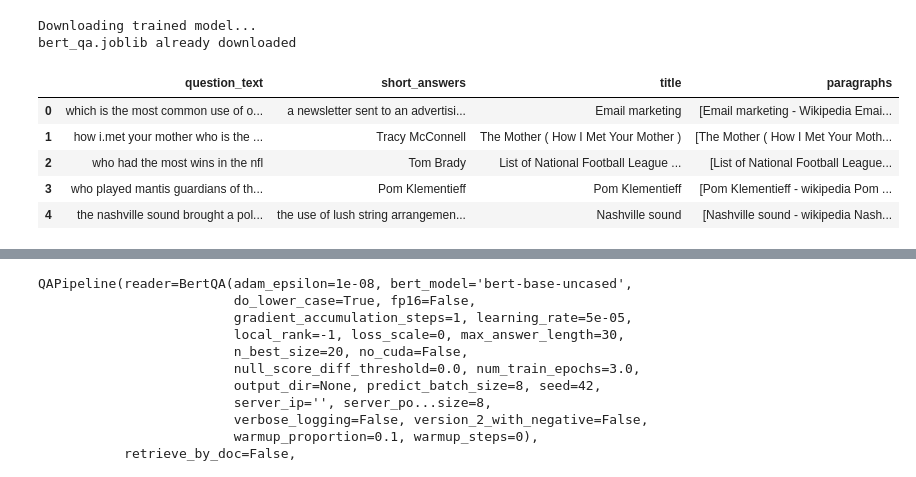
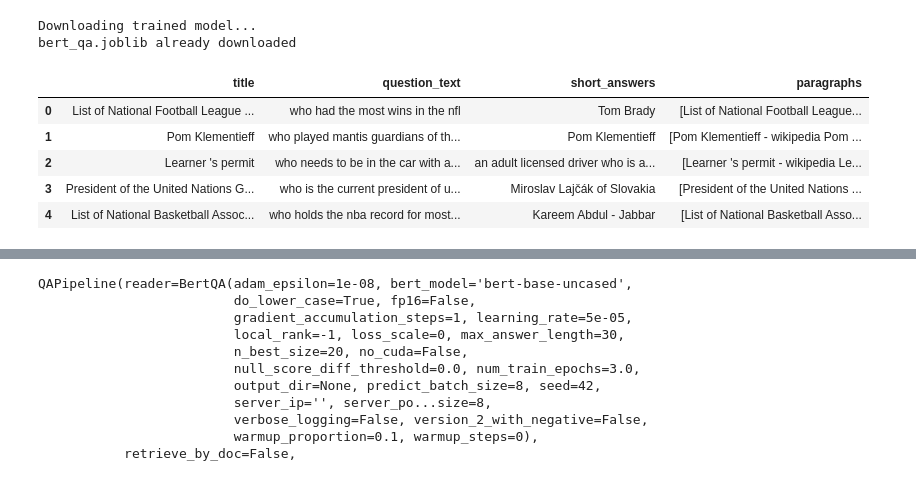
Before and after one commit to poornimajoshi/natural-language-questions-capstone, a Jupyter notebook: cdqa_baseline_split_paragraphs.ipynb, the cells around one changed output, grey strips where cells are left out. Drawn from its saved outputs; the diff is of its cells as text; code cells hidden in the pictures.

```diff
--- a/cdqa_baseline_split_paragraphs.ipynb
+++ b/cdqa_baseline_split_paragraphs.ipynb
@@ -24,14 +24,14 @@ bert_qa.joblib already downloaded
 # %%
 import pandas as pd
 from ast import literal_eval
 from cdqa.pipeline import QAPipeline
 
-df = pd.read_csv('dataset.csv', converters={'paragraphs': literal_eval})
+df = pd.read_csv('who.csv', converters={'paragraphs': literal_eval},nrows=1000)
 df.head()
 # %% [output]
-|  | question_text | short_answers | title | paragraphs |
-| 0 | which is the most common use of o... | a newsletter sent to an advertisi... | Email marketing | [Email marketing - Wikipedia Emai... |
-| 1 | how i.met your mother who is the ... | Tracy McConnell | The Mother ( How I Met Your Mother ) | [The Mother ( How I Met Your Moth... |
-| 2 | who had the most wins in the nfl | Tom Brady | List of National Football League ... | [List of National Football League... |
-| 3 | who played mantis guardians of th... | Pom Klementieff | Pom Klementieff | [Pom Klementieff - wikipedia Pom ... |
-| 4 | the nashville sound brought a pol... | the use of lush string arrangemen... | Nashville sound | [Nashville sound - wikipedia Nash... |
+|  | title | question_text | short_answers | paragraphs |
+| 0 | List of National Football League ... | who had the most wins in the nfl | Tom Brady | [List of National Football League... |
+| 1 | Pom Klementieff | who played mantis guardians of th... | Pom Klementieff | [Pom Klementieff - wikipedia Pom ... |
+| 2 | Learner 's permit | who needs to be in the car with a... | an adult licensed driver who is a... | [Learner 's permit - wikipedia Le... |
+| 3 | President of the United Nations G... | who is the current president of u... | Miroslav Lajčák of Slovakia | [President of the United Nations ... |
+| 4 | List of National Basketball Assoc... | who holds the nba record for most... | Kareem Abdul - Jabbar | [List of National Basketball Asso... |
```
Also changed, not shown: parts of 10 cells of this notebook, 16 other files.
